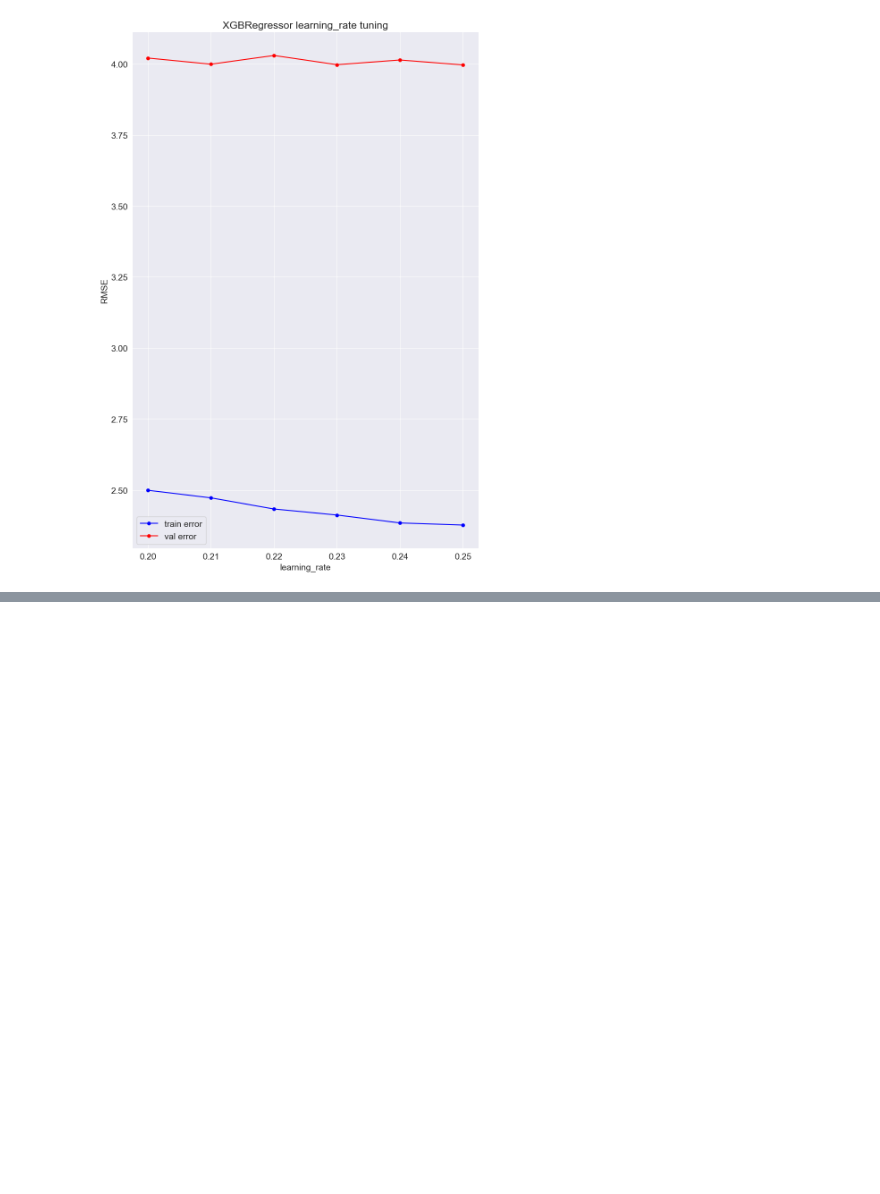
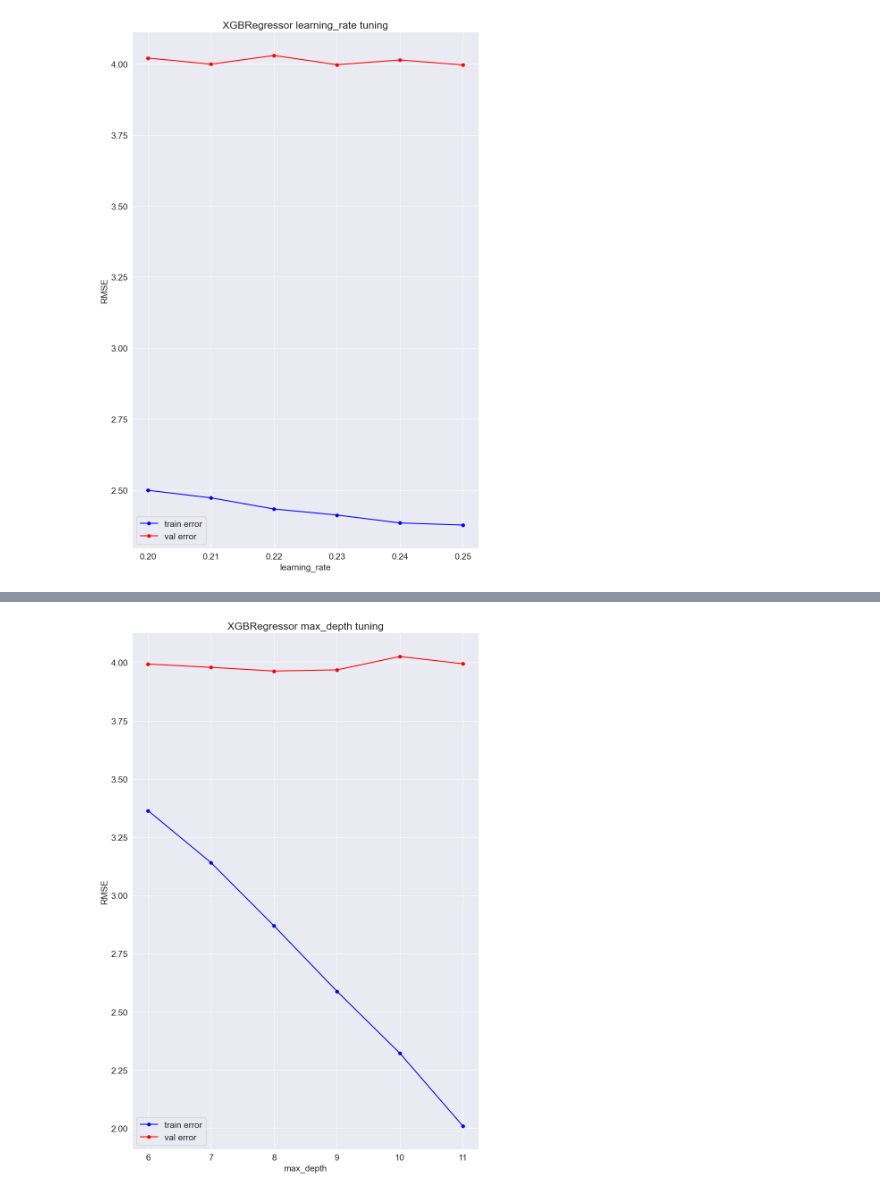
Before and after one commit to RohanVarmaP/machine-Learning, a Jupyter notebook: 6-NewYork-Taxifare/6-NewYork-Taxifare.ipynb, the cells around one changed output, grey strips where cells are left out. Saved outputs shown, nothing was run; the diff lists cells and outputs as text; code cells hidden in the pictures; blank space fills up the shorter version.

```diff
--- a/6-NewYork-Taxifare/6-NewYork-Taxifare.ipynb
+++ b/6-NewYork-Taxifare/6-NewYork-Taxifare.ipynb
@@ -875,0 +904,14 @@ params_tuning_plot(XGBRegressor,'sub_sample',[0.1,0.2,0.3,0.4,0.5,0.6,0.7,0.8,0.
+# %%
+best_params={
+    'num_estimators':200,
+    'random_state':42,
+    'n_jobs':-1,
+    'objective':'reg:squarederror',
+    'max_depth':9,
+    'learning_rate':0.16,
+    'sub_sample':0.8,
+    'colsample_bytree':0.9
+}
+params_tuning_plot(XGBRegressor,'max_depth',[6,7,8,9,10,11],best_params)
+# %% [output]
+[figure, added]
```
Also changed, not shown: parts of 5 cells of this notebook.
